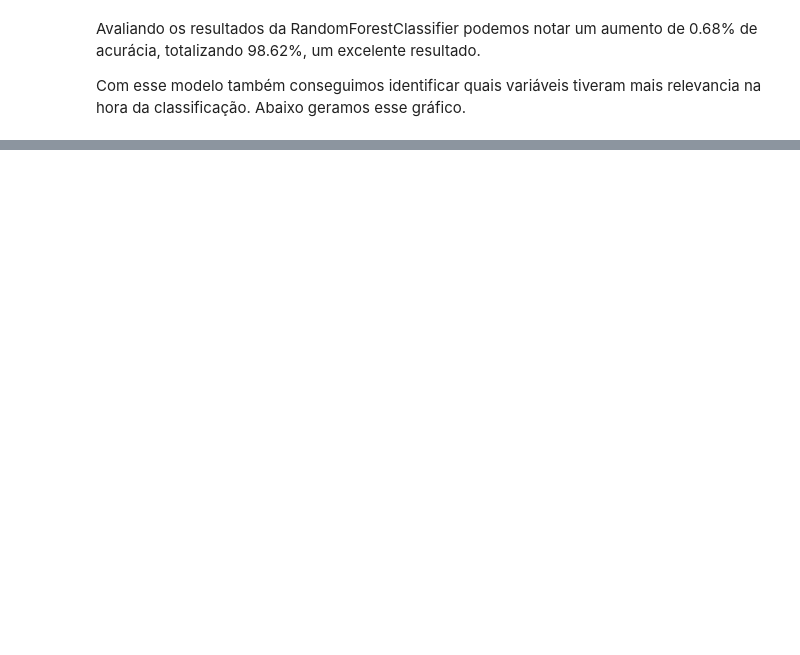
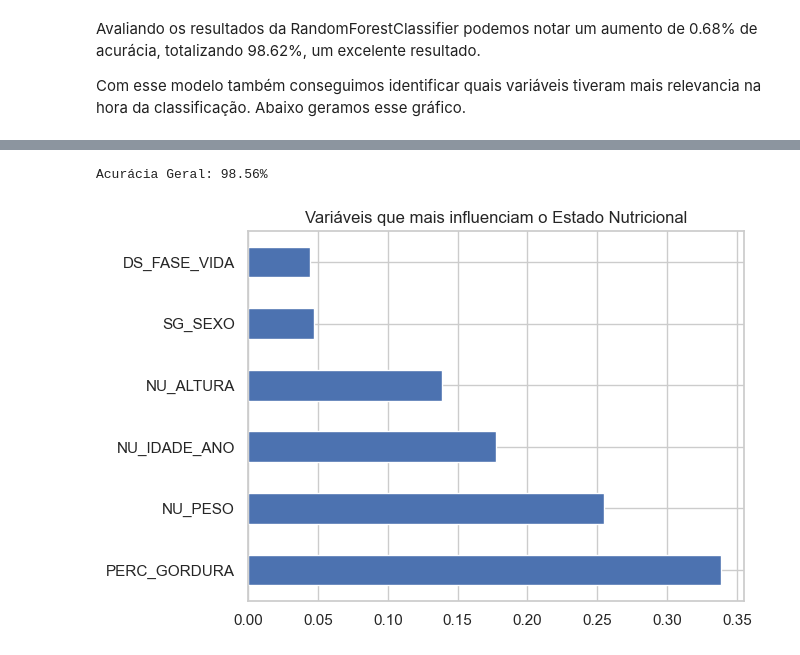
Before and after one commit to vagner-nascimento/fiap-pos-ia-para-devs-fase1-tech-challenge, a Jupyter notebook: main.ipynb, the cells around one changed output, grey strips where cells are left out. Drawn from its saved outputs; the diff is of its cells as text; code cells hidden in the pictures; blank space fills up the shorter version.

Commit message:
removido imc para testar modelo

```diff
--- a/main.ipynb
+++ b/main.ipynb
@@ -707,0 +1145,19 @@ Como ficaria sem removessemos esta variável?
+# %%
+x_vars = clean_target_encoded_dataset[["NU_IDADE_ANO", "DS_FASE_VIDA", "SG_SEXO", "NU_PESO", "NU_ALTURA", "PERC_GORDURA"]].copy()
+y_target = clean_target_encoded_dataset["ESTADO_NUTRI"].copy()
+
+x_train_vars, x_test_vars, y_train_targ, y_test_targ = train_test_split(x_vars, y_target, test_size=0.3, stratify=y_target, random_state=28)
+
+rf_model = RandomForestClassifier(
+    n_estimators=100,
+    max_depth=20,
+    n_jobs=-1,
+    verbose=1,
+    random_state=28
+)
+
+rf_model.fit(x_train_vars, y_train_targ)
+
+rf_prediction = rf_model.predict(x_test_vars)
+
+print(classification_report(y_test_targ, rf_prediction))
@@ -707,0 +1186,12 @@ Como ficaria sem removessemos esta variável?
+# %%
+print(f"\nAcurácia Geral: {accuracy_score(y_test_targ, rf_prediction):.2%}")
+# %% [output]
+Acurácia Geral: 98.56%
+# %%
+# Criando um ranking das variáveis mais importantes
+importancias = pd.Series(rf_model.feature_importances_, index=x_train_vars.columns)
+importancias.nlargest(10).plot(kind='barh')
+plt.title('Variáveis que mais influenciam o Estado Nutricional')
+plt.show()
+# %% [output]
+[figure, added]
```
Also changed, not shown: parts of 55 cells of this notebook.
